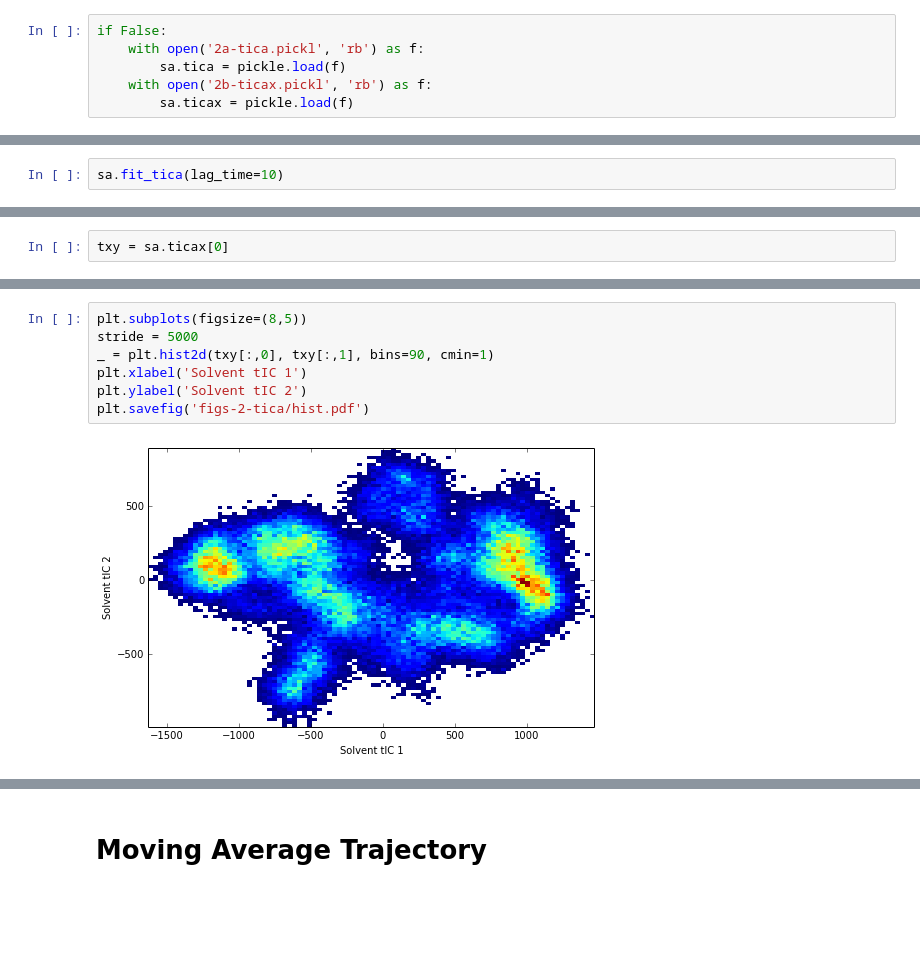
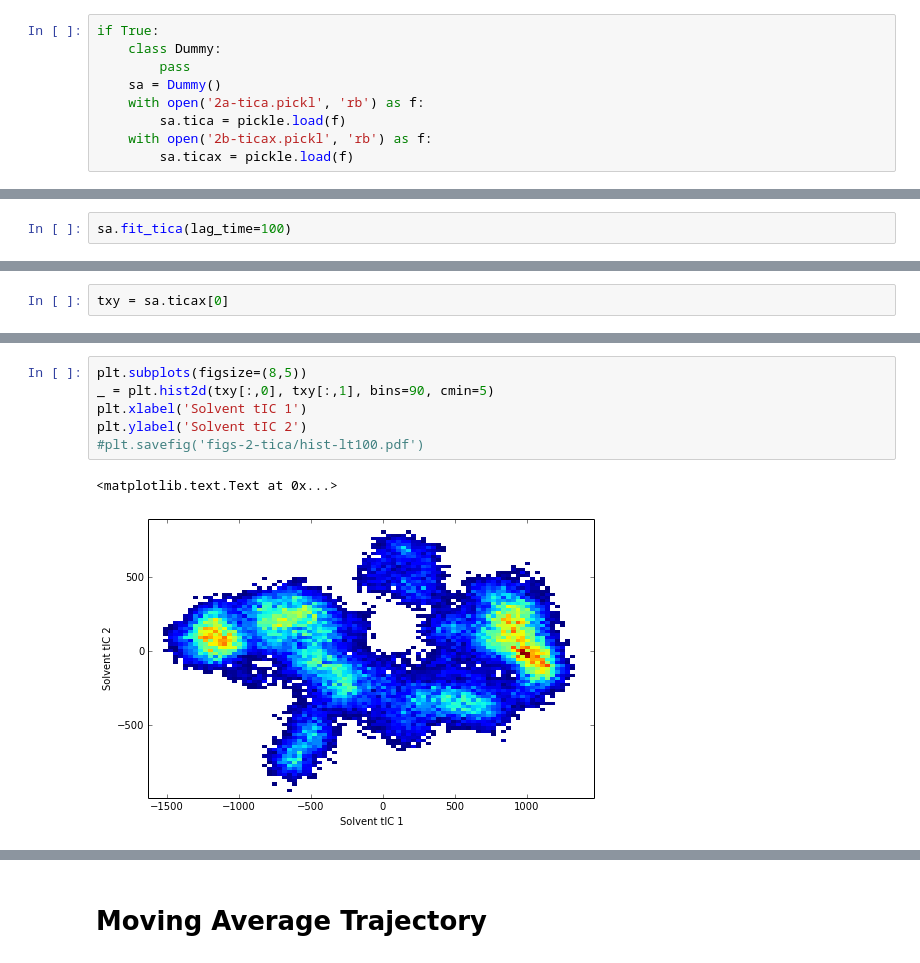
Before and after one commit to mpharrigan/wetmsm, a Jupyter notebook: ipython/kchan/hoh/2-kchan_tica.ipynb, the cells around one changed output, grey strips where cells are left out. Drawn from its saved outputs; the diff is of its cells as text; blank space fills up the shorter version.

```diff
--- a/ipython/kchan/hoh/2-kchan_tica.ipynb
+++ b/ipython/kchan/hoh/2-kchan_tica.ipynb
@@ -10,7 +10,10 @@ cd ~/implement/wetmsm/kchan/hoh/
 with open('1f-sa.pickl', 'rb') as f:
     sa = pickle.load(f)
 # %%
-if False:
+if True:
+    class Dummy:
+        pass
+    sa = Dummy()
     with open('2a-tica.pickl', 'rb') as f:
         sa.tica = pickle.load(f)
     with open('2b-ticax.pickl', 'rb') as f:
@@ -55,7 +58,7 @@ plt.yscale('log')
 # %% [markdown]
 # tICA
 # %%
-sa.fit_tica(lag_time=10)
+sa.fit_tica(lag_time=100)
 # %%
 plt.subplots(figsize=(3,5))
 plt.hlines(sa.tica.timescales_, 0, 1, 'b')
@@ -79,9 +86,9 @@ plt.savefig('figs-2-tica/scatter.pdf')
 # %%
 plt.subplots(figsize=(8,5))
-stride = 5000
-_ = plt.hist2d(txy[:,0], txy[:,1], bins=90, cmin=1)
+_ = plt.hist2d(txy[:,0], txy[:,1], bins=90, cmin=5)
 plt.xlabel('Solvent tIC 1')
 plt.ylabel('Solvent tIC 2')
-plt.savefig('figs-2-tica/hist.pdf')
+#plt.savefig('figs-2-tica/hist-lt100.pdf')
 # %% [output]
+<matplotlib.text.Text at 0x...>
-[figure, old version]
+[figure, new version]
```
Also changed, not shown: parts of 9 cells of this notebook, 4 other files.
